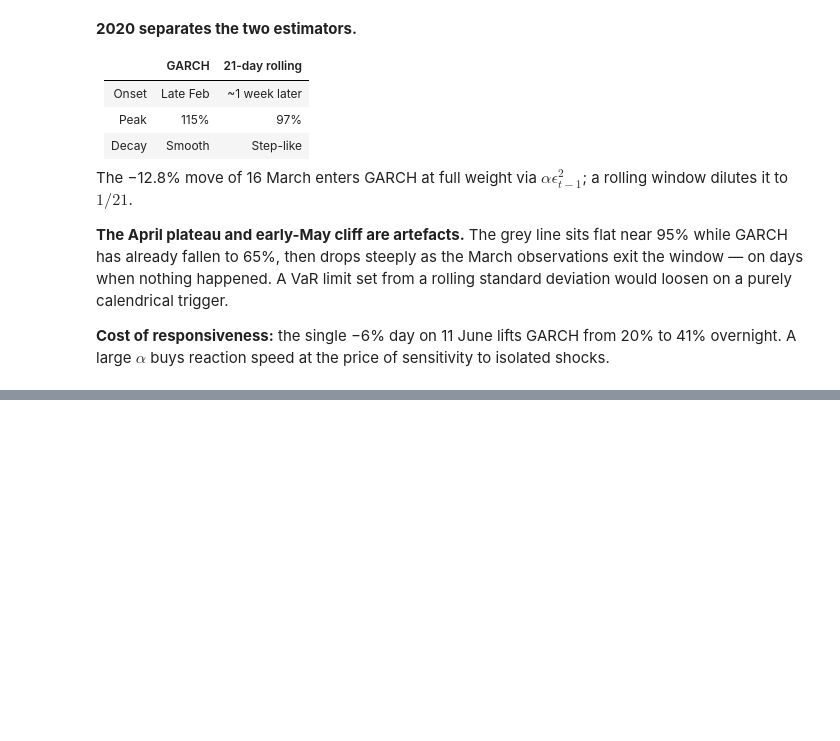
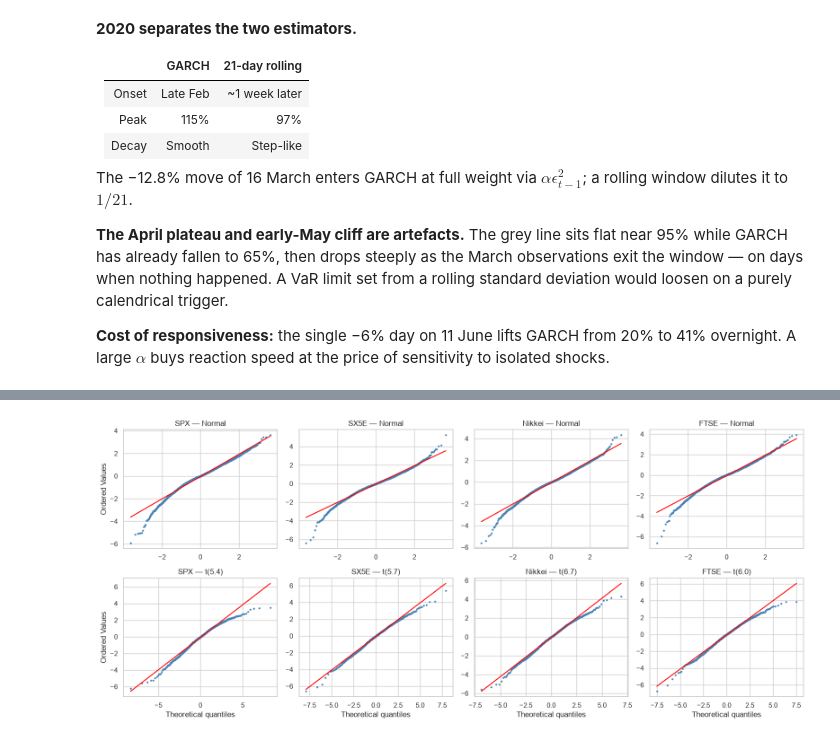
Before and after one commit to PeacoFoxy/StockMarket-Projects, a Jupyter notebook: garch_project/notebooks/garch_analysis.ipynb, the cells around one changed output, grey strips where cells are left out. Cells and saved outputs as stored; diff of their text form; code cells hidden in the pictures; blank space fills up the shorter version.

Commit message:
Stage 4: Student-t innovations, residual diagnostics, Ljung-Box on standardised residuals

```diff
--- a/garch_project/notebooks/garch_analysis.ipynb
+++ b/garch_project/notebooks/garch_analysis.ipynb
@@ -939,0 +985,7 @@ sensitivity to isolated shocks.
+# %%
+# GARCH(1,1) with Student-t innovations
+garch_t = fit_all(returns, p=1, q=1, dist="t")
+
+t_summary = summarise_fits(garch_t)
+t_summary["nu"] = [garch_t[k].params["nu"] for k in t_summary.index]
+t_summary
@@ -939,0 +1042,6 @@ sensitivity to isolated shocks.
+# %%
+# Standardised residual QQ plots
+plot_residual_qq(garch_normal, garch_t,
+                 save_path="../outputs/residual_qq.png")
+# %% [output]
+[figure, added]
```
Also changed, not shown: parts of 14 cells of this notebook, 2 other files.
